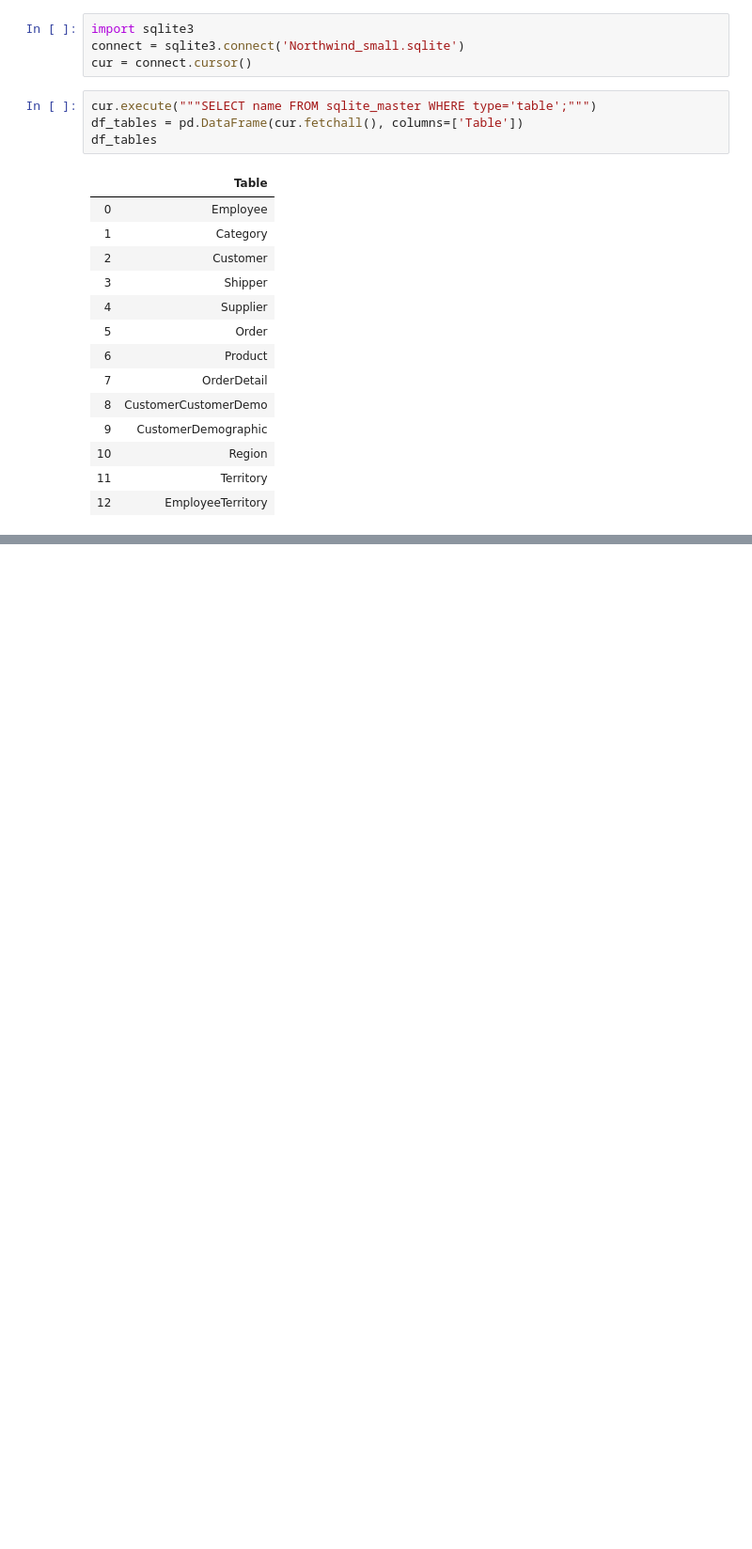
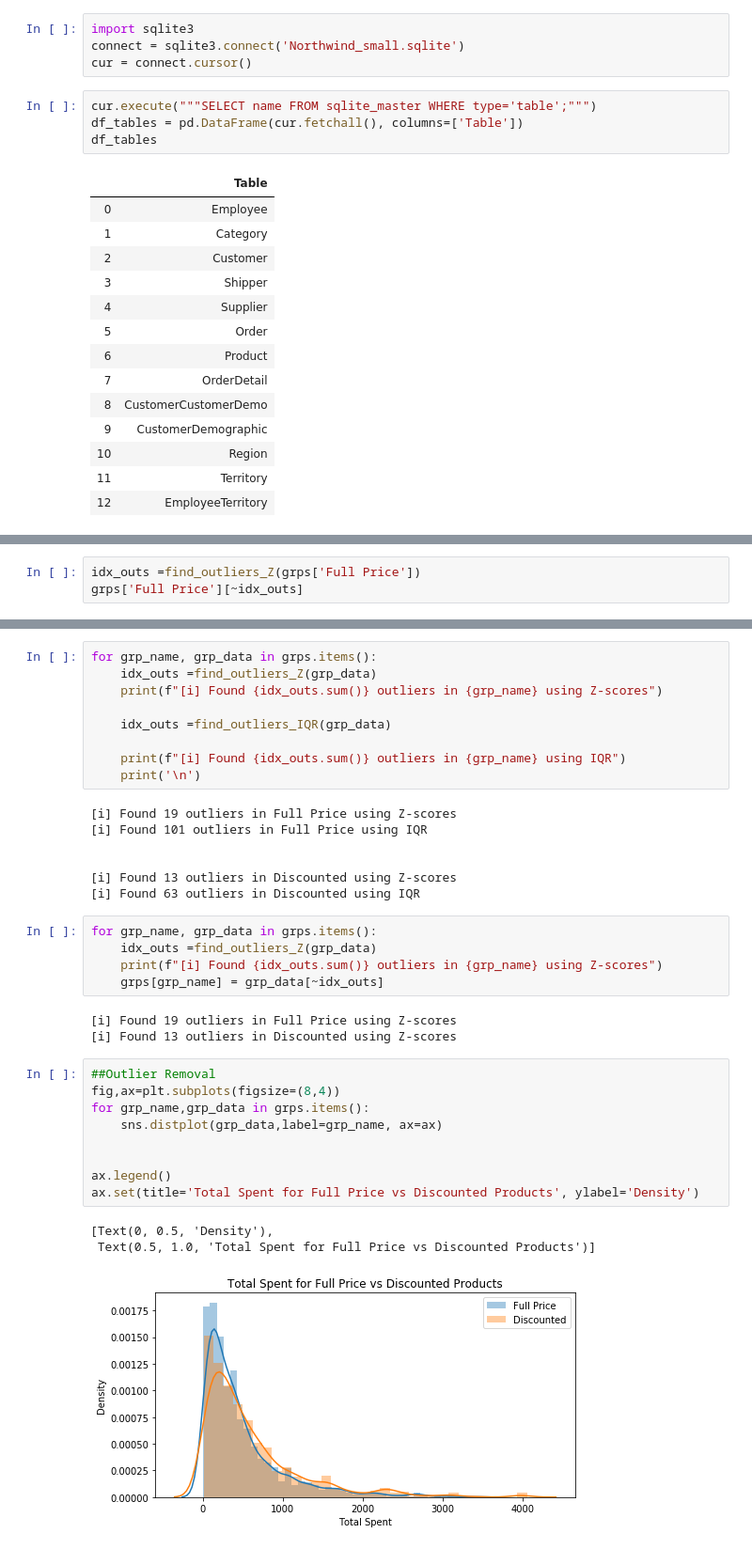
Before and after one commit to jirvingphd/hypothesis_testing_workflow_python, a Jupyter notebook: student.ipynb, the cells around one changed output, grey strips where cells are left out. Shown: that part at 94% size. Cells and saved outputs as stored; diff of their text form; blank space fills up the shorter version.

```diff
--- a/student.ipynb
+++ b/student.ipynb
@@ -69,0 +241,3 @@ df_tables
+# %%
+idx_outs =find_outliers_Z(grps['Full Price'])
+grps['Full Price'][~idx_outs]
@@ -69,0 +257,37 @@ df_tables
+# %%
+for grp_name, grp_data in grps.items():
+    idx_outs =find_outliers_Z(grp_data)
+    print(f"[i] Found {idx_outs.sum()} outliers in {grp_name} using Z-scores")
+
+    idx_outs =find_outliers_IQR(grp_data)
+
+    print(f"[i] Found {idx_outs.sum()} outliers in {grp_name} using IQR")
+    print('\n')
+# %% [output]
+[i] Found 19 outliers in Full Price using Z-scores
+[i] Found 101 outliers in Full Price using IQR
+
+
+[i] Found 13 outliers in Discounted using Z-scores
+[i] Found 63 outliers in Discounted using IQR
+# %%
+for grp_name, grp_data in grps.items():
+    idx_outs =find_outliers_Z(grp_data)
+    print(f"[i] Found {idx_outs.sum()} outliers in {grp_name} using Z-scores")
+    grps[grp_name] = grp_data[~idx_outs]
+# %% [output]
+[i] Found 19 outliers in Full Price using Z-scores
+[i] Found 13 outliers in Discounted using Z-scores
+# %%
+##Outlier Removal
+fig,ax=plt.subplots(figsize=(8,4))
+for grp_name,grp_data in grps.items():
+    sns.distplot(grp_data,label=grp_name, ax=ax)
+
+
+ax.legend()
+ax.set(title='Total Spent for Full Price vs Discounted Products', ylabel='Density')
+# %% [output]
+[Text(0, 0.5, 'Density'),
+ Text(0.5, 1.0, 'Total Spent for Full Price vs Discounted Products')]
+[figure, added]
```
Also changed, not shown: parts of 31 cells of this notebook, 1 other file.
